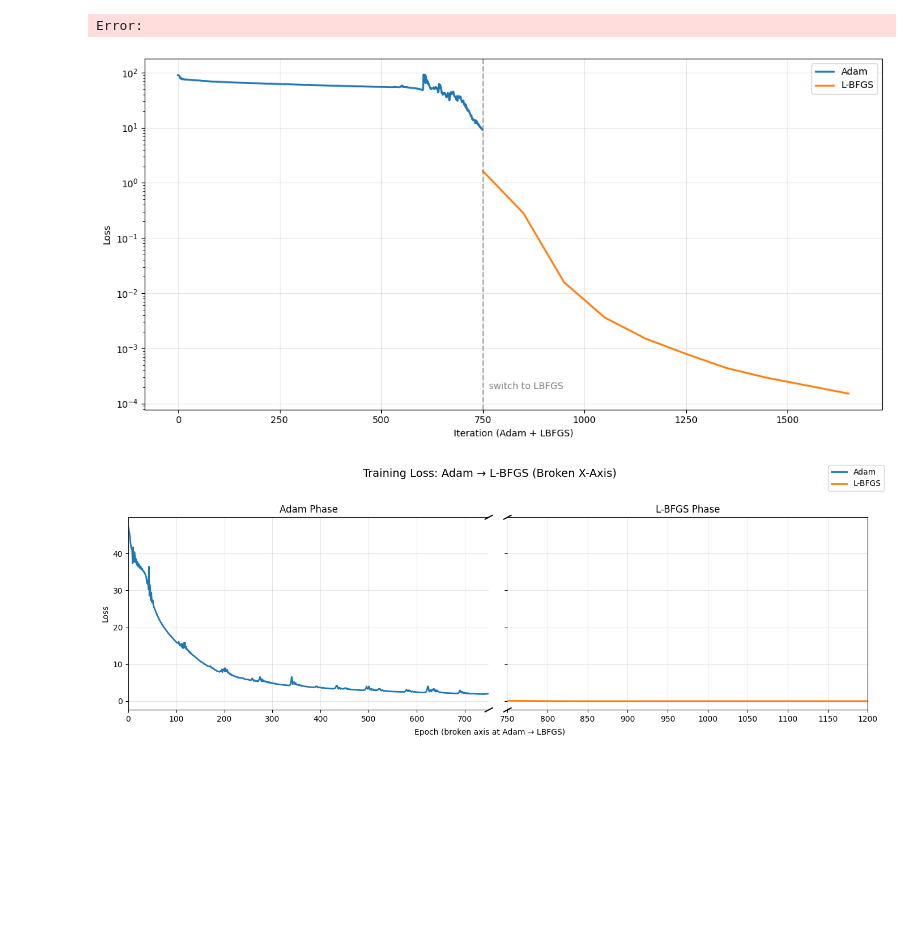
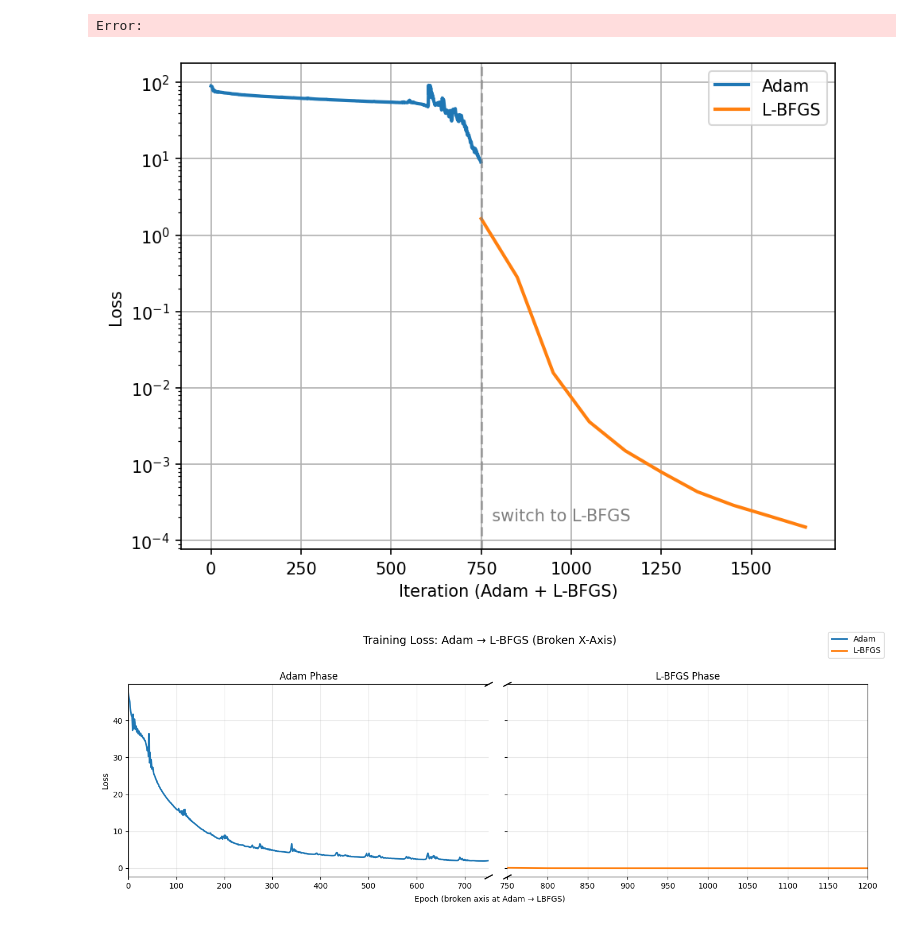
Before and after one commit to thomas-engl/Project-3-Applied-ML, a Jupyter notebook: Archiv/Thomas/error_search.ipynb, the cells around one changed output. Cells and saved outputs as stored; diff of their text form; code cells hidden in the pictures; blank space fills up the shorter version.

```diff
--- a/Archiv/Thomas/error_search.ipynb
+++ b/Archiv/Thomas/error_search.ipynb
@@ -167,34 +167,34 @@ Error:
 # %%
 # X-axis for Adam
 x_adam = np.arange(len(losses_adam_first))
 stretch_factor = 100
 # X-axis for LBFGS (stretched for visibility)
 x_lbfgs = len(losses_adam_first) + np.arange(len(losses_lbfgs_further)) * stretch_factor
 
-plt.figure(figsize=(12, 6))
+plt.figure(dpi=150)
 
 # Plot Adam
 plt.semilogy(x_adam, np.array(losses_adam_first), label="Adam", linewidth=2)
 
 # Plot LBFGS
 plt.semilogy(x_lbfgs, np.array(losses_lbfgs_further), label="L-BFGS", linewidth=2)
 
 # Mark transition point
 plt.axvline(len(losses_adam_first), color="gray", linestyle="--", alpha=0.6)
 plt.text(len(losses_adam_first),
             min(min(losses_adam_first), min(losses_lbfgs_further))*1.1,
-            "  switch to LBFGS",
+            "  switch to L-BFGS",
             verticalalignment="bottom",
             color="gray")
 
-plt.xlabel("Iteration (Adam + LBFGS)")
+plt.xlabel("Iteration (Adam + L-BFGS)")
 plt.ylabel("Loss")
 plt.grid(True, alpha=0.3)
 plt.legend()
 plt.tight_layout()
 plt.show()
 # %% [output]
-[figure, old version]
+[figure, new version]
 # %%
 
 stretch_factor = 50
```
Also changed, not shown: 5 other files.
